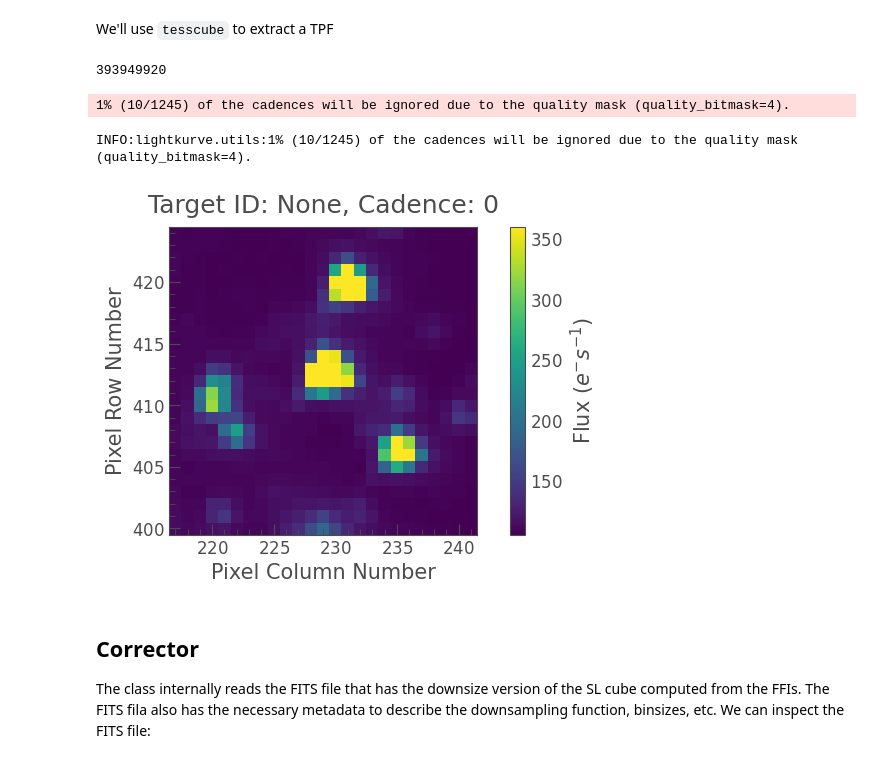
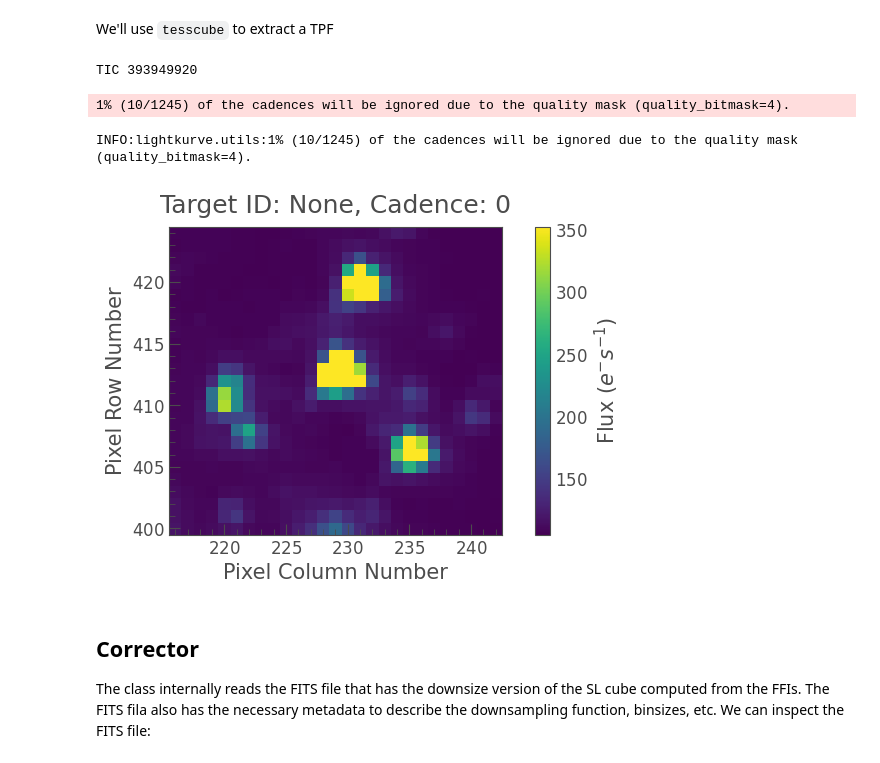
Before and after one commit to jorgemarpa/tess-backml, a Jupyter notebook: docs/t3_slcorrector.ipynb, the cells around one changed output. Saved outputs shown, nothing was run; the diff lists cells and outputs as text; code cells hidden in the pictures.

```diff
--- a/docs/t3_slcorrector.ipynb
+++ b/docs/t3_slcorrector.ipynb
@@ -91,18 +91,19 @@ tcube = TESSCube(sector=sector, camera=camera, ccd=ccd)
 # %%
 # TIC example
 k = 748
-print(tics.TICID[k])
+print(f"TIC {tics.TICID[k]}")
 # make a TPF around the coordinates
 coord = SkyCoord(ra=tics.RA[k] * u.deg, dec=tics.Dec[k] * u.deg)
-hdul = tcube.get_tpf(coord, shape=(25, 25))
+hdul = tcube.get_tpf(coord, shape=(25, 27))
 # remove frames with coarse point
 tpf = lk.TessTargetPixelFile(hdul, quality_bitmask=(4))
-tpf.plot();
+tpf.plot()
+plt.show()
 # %% [output]
-393949920
+TIC 393949920
 1% (10/1245) of the cadences will be ignored due to the quality mask (quality_bitmask=4).
 INFO:lightkurve.utils:1% (10/1245) of the cadences will be ignored due to the quality mask (quality_bitmask=4).
-[figure, old version]
+[figure, new version]
 # %% [markdown]
 ## Corrector
 The class internally reads the FITS file that has the downsize version of the SL cube computed from the FFIs.
```
Also changed, not shown: parts of 4 cells of this notebook, 2 other files.
